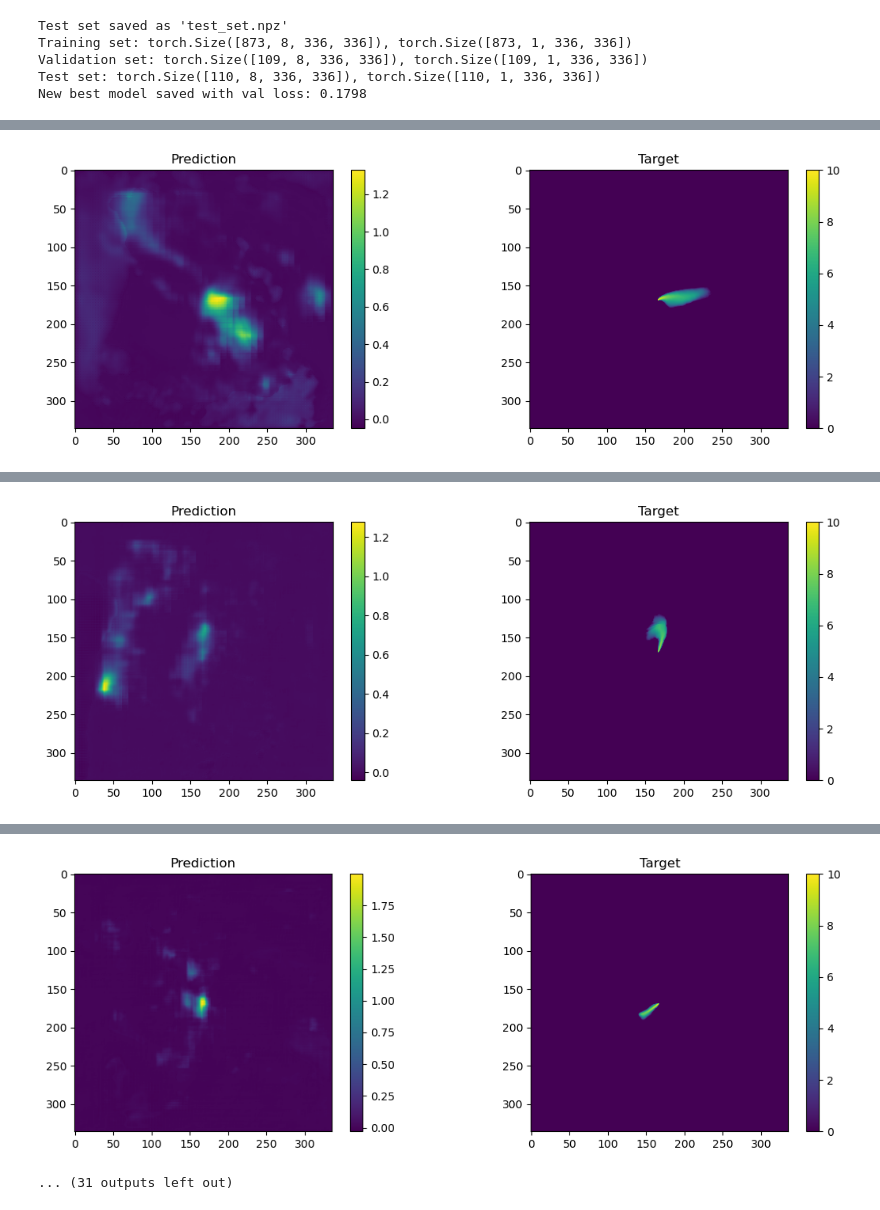
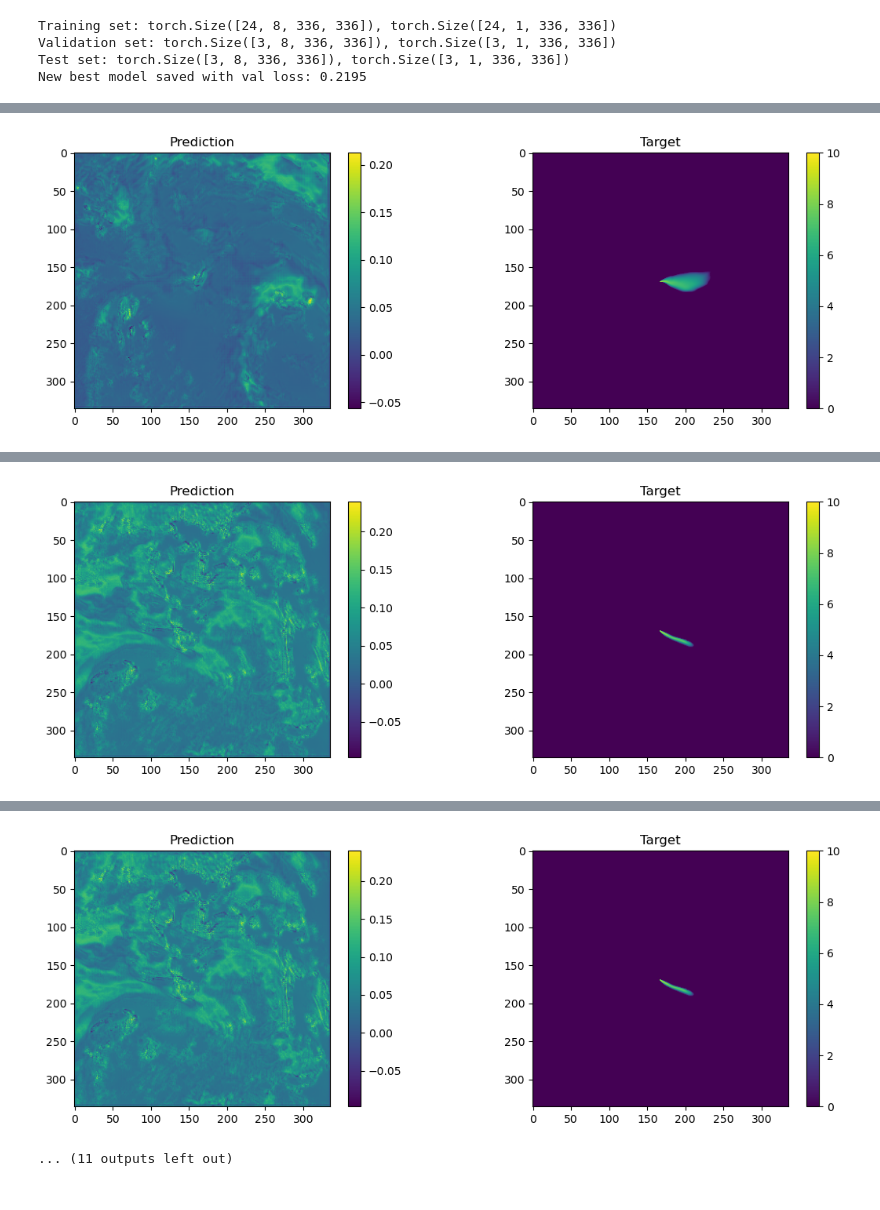
Before and after one commit to chaytonb/snap_emulator, a Jupyter notebook: unet_train.ipynb, the cells around one changed output, grey strips where cells are left out. Drawn from its saved outputs; the diff is of its cells as text; code cells hidden in the pictures.

Commit message:
adding report, reorganising code to be set up for use on a test sample, improved readme, added config file for using either sample or full data, almost finished

```diff
--- a/unet_train.ipynb
+++ b/unet_train.ipynb
@@ -9,6 +10,6 @@ import unet
 # %%
-def train(data_path, model_path):
-    data = np.load(data_path)
+def train():
+    data = np.load(DATA_PATHS[DATA_MODE])
 
     # Convert to PyTorch tensors
     X_tensor = torch.FloatTensor(data['pred_vars']) # Shape: (nsamples, channels/variables, width, height)
@@ -30,9 +31,9 @@ def train(data_path, model_path):
 
     # Save test set as .npz file
     np.savez(
-        'data/test_set.npz',  # Filename
-        X_test=X_test_np,  # Save predictors
-        y_test=y_test_np   # Save targets
+        f'data/test_set_{DATA_MODE}.npz',  # Filename
+        pred_vars=X_test_np,  # Save predictors
+        target_vars=y_test_np   # Save targets
     )
 
     print(f"Training set: {X_train.shape}, {y_train.shape}")
@@ -57,6 +58,8 @@ def train(data_path, model_path):
     best_val_loss = float('inf')
     train_loss_history = []
     val_loss_history = []
+
+    weights_path = f'models/unet_emulator_{DATA_MODE}.pth'
 
     # Training loop
     num_epochs = 100
@@ -92,7 +95,7 @@ def train(data_path, model_path):
         # Save best model
         if avg_val_loss < best_val_loss:
             best_val_loss = avg_val_loss
-            torch.save(model.state_dict(), model_path)
+            torch.save(model.state_dict(), weights_path)
             print(f"New best model saved with val loss: {best_val_loss:.4f}")
 
         if epoch % 10 == 0:
@@ -131,22 +134,18 @@ def train(data_path, model_path):
     plt.plot(val_loss_history, label='Validation Loss')
     plt.title('Training and Validation Loss Over Epochs')
     plt.xlabel('Epoch')
-    plt.ylabel('Loss')
+    plt.ylabel('MSE Loss')
     plt.legend()
     plt.grid(True)
-    plt.savefig('figures/training_loss_plot.png')
+    plt.savefig(f'figures/training_loss_plot.png')
     plt.show()
 
     print(f"Best validation loss: {best_val_loss:.4f}")
-    print(f"Training complete. Best model saved to {model_path}")
-    print("Training loss plot saved as 'training_loss_plot.png'")
+    print(f"Training complete. Best model weights saved to {weights_path}")
 # %%
-x_data_path = 'data/sample_training_data.npz'
-
-train(x_data_path, 'models/unet_emulator_sample.pth')
+train()
 # %% [output]
-Test set saved as 'test_set.npz'
-Training set: torch.Size([873, 8, 336, 336]), torch.Size([873, 1, 336, 336])
-Validation set: torch.Size([109, 8, 336, 336]), torch.Size([109, 1, 336, 336])
-Test set: torch.Size([110, 8, 336, 336]), torch.Size([110, 1, 336, 336])
-New best model saved with val loss: 0.1798
+Training set: torch.Size([24, 8, 336, 336]), torch.Size([24, 1, 336, 336])
+Validation set: torch.Size([3, 8, 336, 336]), torch.Size([3, 1, 336, 336])
+Test set: torch.Size([3, 8, 336, 336]), torch.Size([3, 1, 336, 336])
+New best model saved with val loss: 0.2195
@@ -167 +168 @@ New best model saved with val loss: 0.1633
-[figure, old version]
+[figure, new version]
@@ -172 +171 @@ New best model saved with val loss: 0.1414
-[figure, old version]
+[figure, new version]
@@ -176,2 +174,2 @@ New best model saved with val loss: 0.1314
-[figure, old version]
+[figure, new version]
-... (31 outputs left out)
+... (11 outputs left out)
```
Also changed, not shown: parts of 2 cells of this notebook, 27 other files.
